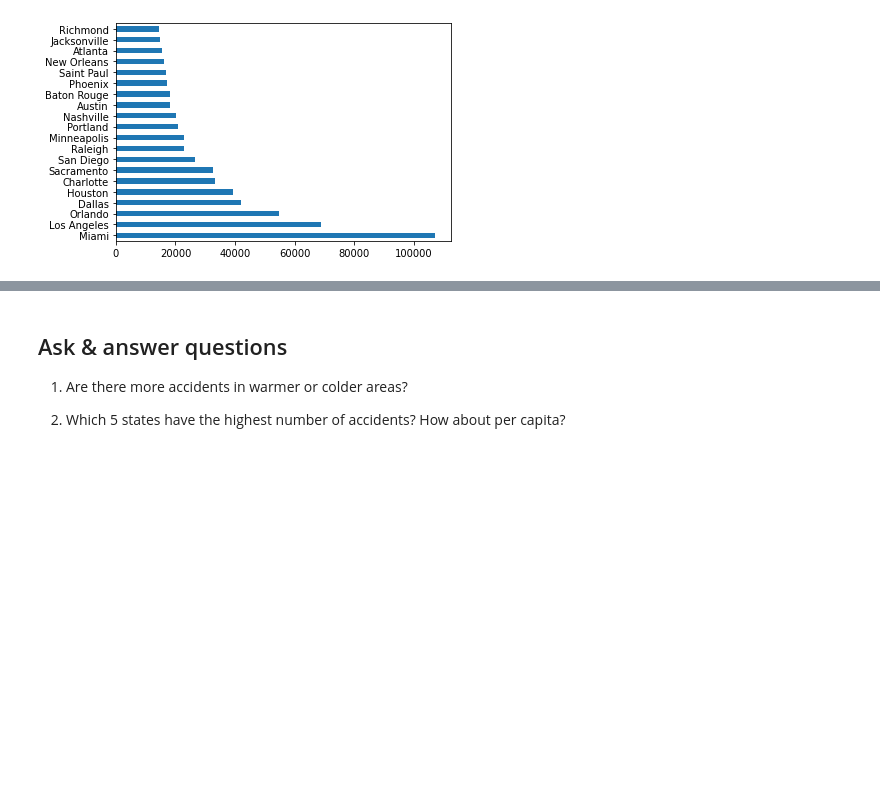
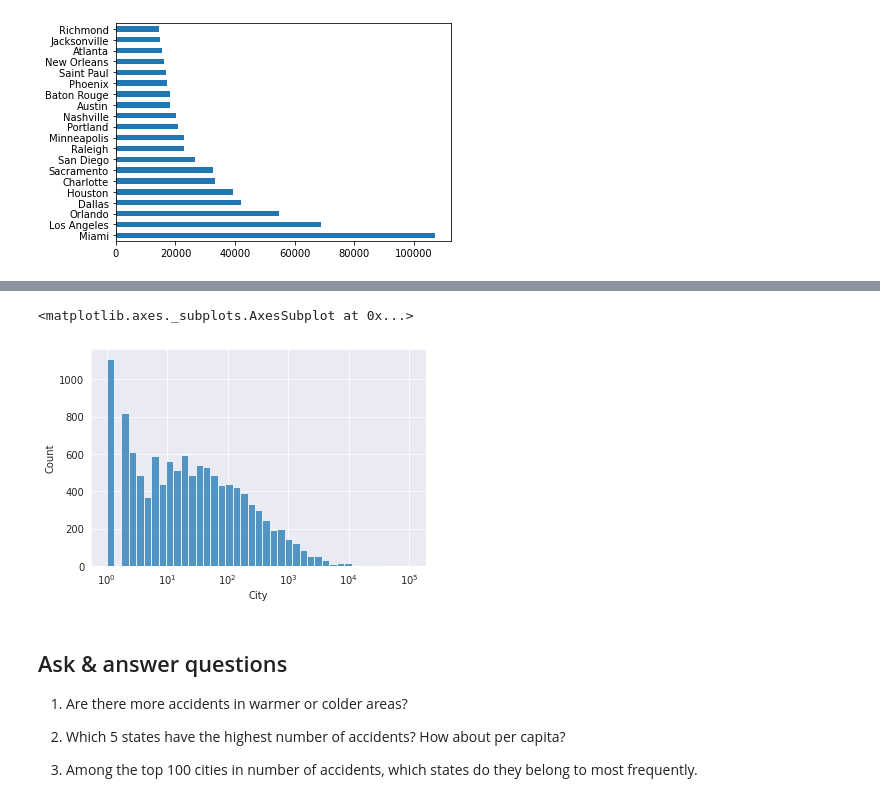
Before and after one commit to dilaraesmer/Exploratory_Data_Analysis_Project, a Jupyter notebook: us_accidents_analysis.ipynb, the cells around one changed output, grey strips where cells are left out. Cells and saved outputs as stored; diff of their text form; code cells hidden in the pictures; blank space fills up the shorter version.

```diff
--- a/us_accidents_analysis.ipynb
+++ b/us_accidents_analysis.ipynb
@@ -262,6 +287,13 @@ cities_by_accident[:20].plot(kind = 'barh')
+# %%
+sns.histplot(cities_by_accident, log_scale = True)
+# %% [output]
+<matplotlib.axes._subplots.AxesSubplot at 0x...>
+[figure, added]
 # %% [markdown]
 ## Ask & answer questions
 
 1. Are there more accidents in warmer or colder areas?
 
 2. Which 5 states have the highest number of accidents? How about per capita?
+
+3. Among the top 100 cities in number of accidents, which states do they belong to most frequently.
```
Also changed, not shown: parts of 7 cells of this notebook.
